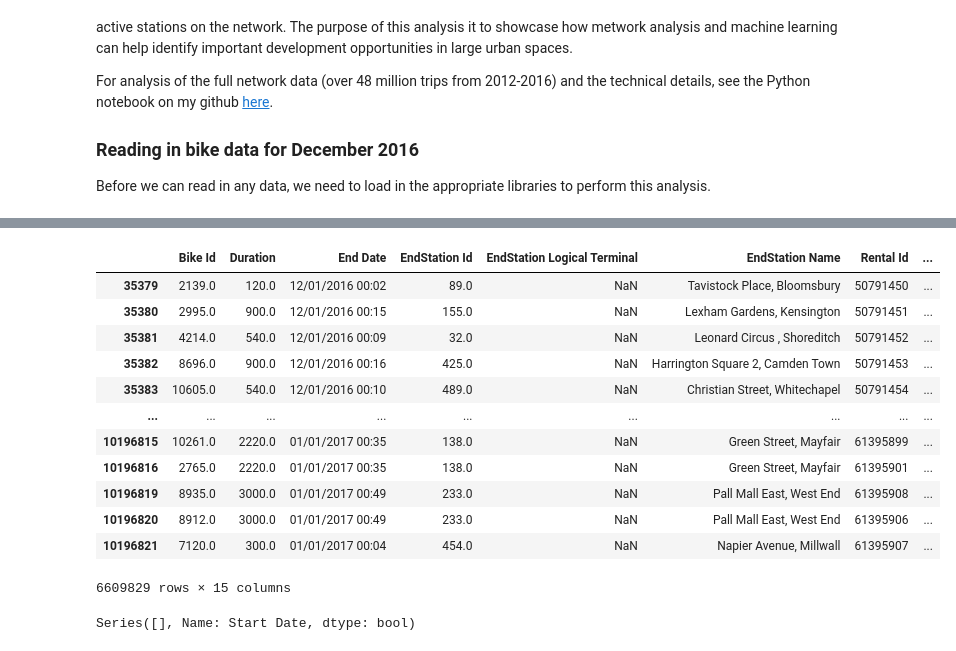
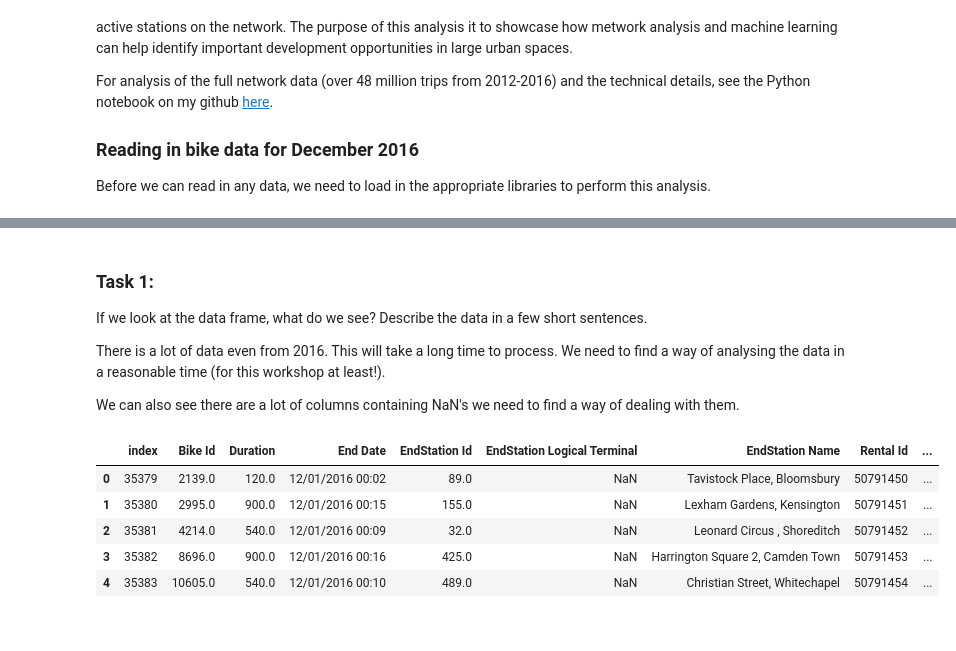
Before and after one commit to cpc-iat/impactassessment.github.io, a Jupyter notebook: book/notebooks/04_bike_network_analysis.ipynb, the cells around one changed output, grey strips where cells are left out. Drawn from its saved outputs; the diff is of its cells as text; code cells hidden in the pictures.

Commit message:
updating workshop material

```diff
--- a/book/notebooks/04_bike_network_analysis.ipynb
+++ b/book/notebooks/04_bike_network_analysis.ipynb
@@ -117,23 +120,50 @@ Name: Start Date, Length: 10216388, dtype: datetime64[ns]
+# %% [markdown]
+### Task 1:
+If we look at the data frame, what do we see? Describe the data in a few short sentences.
+
+There is a lot of data even from 2016. This will take a long time to process. We need to find a way of analysing the data in a reasonable time (for this workshop at least!).
+
+We can also see there are a lot of columns containing NaN's we need to find a way of dealing with them.
+# %%
+def trips_between_datetime(dataframe, start_col, start_time_start, start_time_end):
+    '''
+    Function to select only trips from December 2016.
+    The function takes the following arguements:
+    - dataframe - the dataframe we just parsed with all the activity
+    data from 2016
+    - start_col - the column with the start time of the
+    bike journey
+    - start_time_start - the start date and time that you want to
+    select the data from.
+    - start_time_end - the end time that you want to select the
+    data from.
+
+    The function completes the following tasks:
+    1. Converts the start date column to datetime using pandas.
+    2. Creates a mask selecting only the bike trips
+    starting on the 1st December 2016 and starting before
+    1st January 2017.
+    3. Use .loc to get only the rows corresponding to the
+    mask and assign to new df object.
+    '''
+    #converting Start time column to datetime
+    pd.to_datetime(dataframe[start_col], infer_datetime_format = True)
+    #creating mask with the correct start and end time range
+    mask = (dataframe[start_col] > start_time_start) & (dataframe[start_col] > start_time_end)
+    # get only the rows corresponding to the mask and assign to new df object
+    range_df = dataframe.loc[mask].reset_index()
+
+    return range_df
 # %%
-mask = (bike_2016_df['Start Date'] > '01/01/2017 00:00:00') & (bike_2016_df['Start Date'] > '11/31/2016 00:00:00')
-
-bike_2016_df.loc[mask]
+# This runs the function "trips_between_datetime()" between
+# 1st December 2016 and starting before 1st January 2017.
+bike_2016_Dec_df = trips_between_datetime(bike_2016_df, 'Start Date','01/01/2017 00:00:00', '11/31/2016 00:00:00')
+# This prints the first 5 rows of the dataframe
+bike_2016_Dec_df.head()
 # %% [output]
-|  | Bike Id | Duration | End Date | EndStation Id | EndStation Logical Terminal | EndStation Name | Rental Id | ... |
-| 35379 | 2139.0 | 120.0 | 12/01/2016 00:02 | 89.0 | NaN | Tavistock Place, Bloomsbury | 50791450 | ... |
-| 35380 | 2995.0 | 900.0 | 12/01/2016 00:15 | 155.0 | NaN | Lexham Gardens, Kensington | 50791451 | ... |
-| 35381 | 4214.0 | 540.0 | 12/01/2016 00:09 | 32.0 | NaN | Leonard Circus , Shoreditch | 50791452 | ... |
-| 35382 | 8696.0 | 900.0 | 12/01/2016 00:16 | 425.0 | NaN | Harrington Square 2, Camden Town | 50791453 | ... |
-| 35383 | 10605.0 | 540.0 | 12/01/2016 00:10 | 489.0 | NaN | Christian Street, Whitechapel | 50791454 | ... |
-| ... | ... | ... | ... | ... | ... | ... | ... | ... |
-| 10196815 | 10261.0 | 2220.0 | 01/01/2017 00:35 | 138.0 | NaN | Green Street, Mayfair | 61395899 | ... |
-| 10196816 | 2765.0 | 2220.0 | 01/01/2017 00:35 | 138.0 | NaN | Green Street, Mayfair | 61395901 | ... |
-| 10196819 | 8935.0 | 3000.0 | 01/01/2017 00:49 | 233.0 | NaN | Pall Mall East, West End | 61395908 | ... |
-| 10196820 | 8912.0 | 3000.0 | 01/01/2017 00:49 | 233.0 | NaN | Pall Mall East, West End | 61395906 | ... |
-| 10196821 | 7120.0 | 300.0 | 01/01/2017 00:04 | 454.0 | NaN | Napier Avenue, Millwall | 61395907 | ... |
+|  | index | Bike Id | Duration | End Date | EndStation Id | EndStation Logical Terminal | EndStation Name | Rental Id | ... |
+| 0 | 35379 | 2139.0 | 120.0 | 12/01/2016 00:02 | 89.0 | NaN | Tavistock Place, Bloomsbury | 50791450 | ... |
+| 1 | 35380 | 2995.0 | 900.0 | 12/01/2016 00:15 | 155.0 | NaN | Lexham Gardens, Kensington | 50791451 | ... |
+| 2 | 35381 | 4214.0 | 540.0 | 12/01/2016 00:09 | 32.0 | NaN | Leonard Circus , Shoreditch | 50791452 | ... |
+| 3 | 35382 | 8696.0 | 900.0 | 12/01/2016 00:16 | 425.0 | NaN | Harrington Square 2, Camden Town | 50791453 | ... |
+| 4 | 35383 | 10605.0 | 540.0 | 12/01/2016 00:10 | 489.0 | NaN | Christian Street, Whitechapel | 50791454 | ... |
-6609829 rows × 15 columns
-# %%
-mask = (bike_2016_df['Start Date'] < '01/01/2017 00:00:00') & (bike_2016_df['Start Date'] > '31/11/2016 00:00:00')
-mask
-# %% [output]
-Series([], Name: Start Date, dtype: bool)
```
Also changed, not shown: parts of 25 cells of this notebook, 1 other file.
